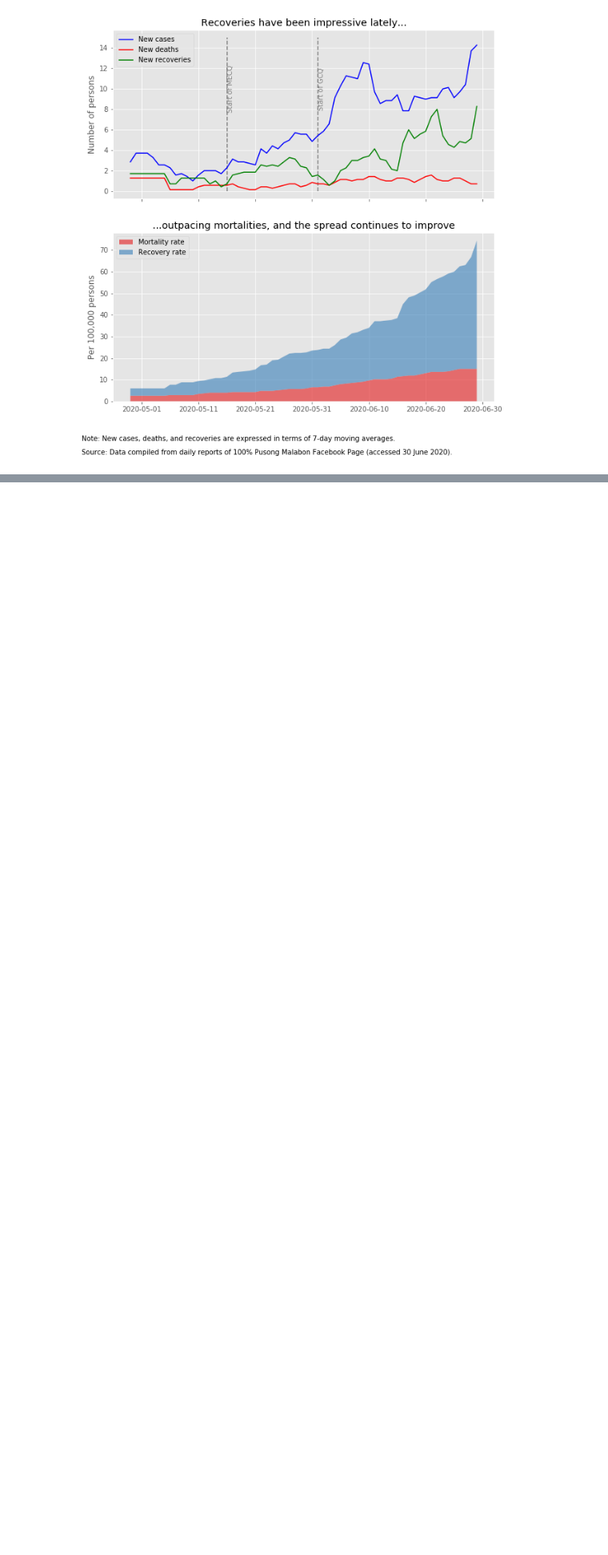
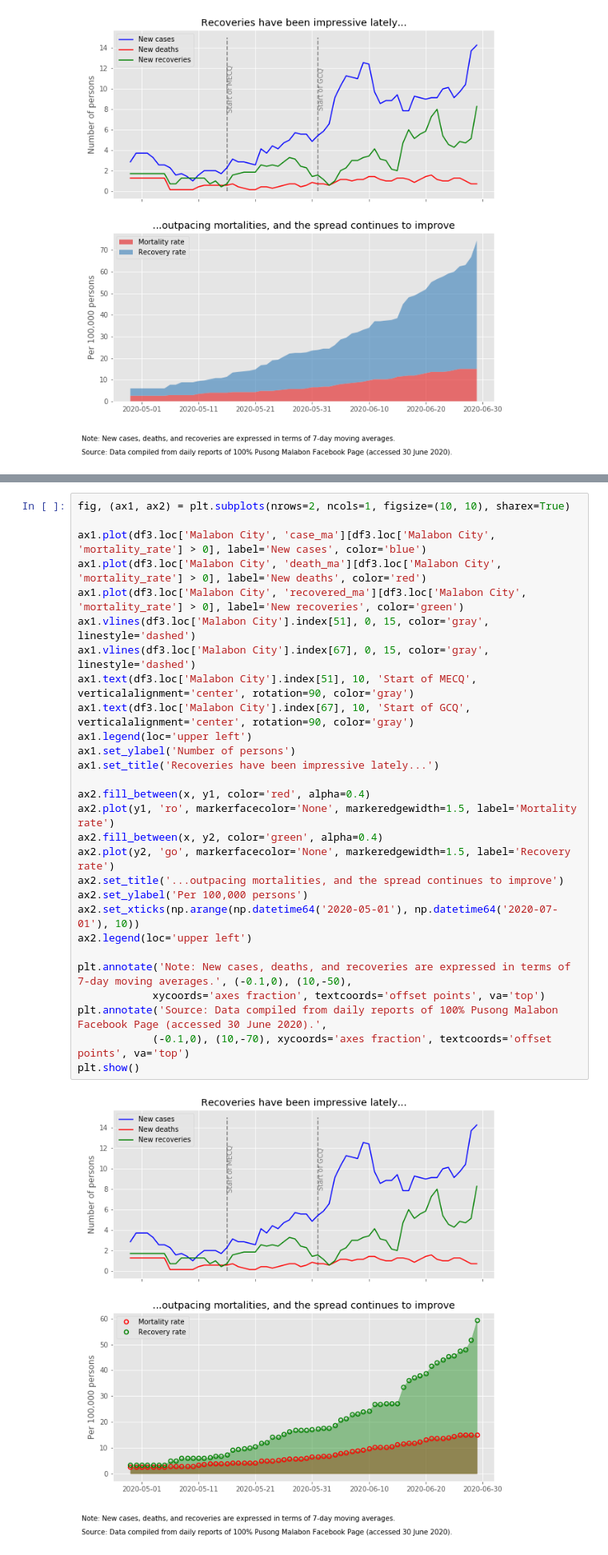
Before and after one commit to jessonpagaduan/covid_malabon, a Jupyter notebook: malabon-covid19.ipynb, the cells around one changed output, grey strips where cells are left out. Shown at 80% size. Saved outputs shown, nothing was run; the diff lists cells and outputs as text; blank space fills up the shorter version.

```diff
--- a/malabon-covid19.ipynb
+++ b/malabon-covid19.ipynb
@@ -1405,0 +1431,30 @@ plt.show()
+# %%
+fig, (ax1, ax2) = plt.subplots(nrows=2, ncols=1, figsize=(10, 10), sharex=True)
+
+ax1.plot(df3.loc['Malabon City', 'case_ma'][df3.loc['Malabon City', 'mortality_rate'] > 0], label='New cases', color='blue')
+ax1.plot(df3.loc['Malabon City', 'death_ma'][df3.loc['Malabon City', 'mortality_rate'] > 0], label='New deaths', color='red')
+ax1.plot(df3.loc['Malabon City', 'recovered_ma'][df3.loc['Malabon City', 'mortality_rate'] > 0], label='New recoveries', color='green')
+ax1.vlines(df3.loc['Malabon City'].index[51], 0, 15, color='gray', linestyle='dashed')
+ax1.vlines(df3.loc['Malabon City'].index[67], 0, 15, color='gray', linestyle='dashed')
+ax1.text(df3.loc['Malabon City'].index[51], 10, 'Start of MECQ', verticalalignment='center', rotation=90, color='gray')
+ax1.text(df3.loc['Malabon City'].index[67], 10, 'Start of GCQ', verticalalignment='center', rotation=90, color='gray')
+ax1.legend(loc='upper left')
+ax1.set_ylabel('Number of persons')
+ax1.set_title('Recoveries have been impressive lately...')
+
+ax2.fill_between(x, y1, color='red', alpha=0.4)
+ax2.plot(y1, 'ro', markerfacecolor='None', markeredgewidth=1.5, label='Mortality rate')
+ax2.fill_between(x, y2, color='green', alpha=0.4)
+ax2.plot(y2, 'go', markerfacecolor='None', markeredgewidth=1.5, label='Recovery rate')
+ax2.set_title('...outpacing mortalities, and the spread continues to improve')
+ax2.set_ylabel('Per 100,000 persons')
+ax2.set_xticks(np.arange(np.datetime64('2020-05-01'), np.datetime64('2020-07-01'), 10))
+ax2.legend(loc='upper left')
+
+plt.annotate('Note: New cases, deaths, and recoveries are expressed in terms of 7-day moving averages.', (-0.1,0), (10,-50),
+            xycoords='axes fraction', textcoords='offset points', va='top')
+plt.annotate('Source: Data compiled from daily reports of 100% Pusong Malabon Facebook Page (accessed 30 June 2020).',
+            (-0.1,0), (10,-70), xycoords='axes fraction', textcoords='offset points', va='top')
+plt.show()
+# %% [output]
+[figure, added]
```
Also changed, not shown: parts of 9 cells of this notebook.
